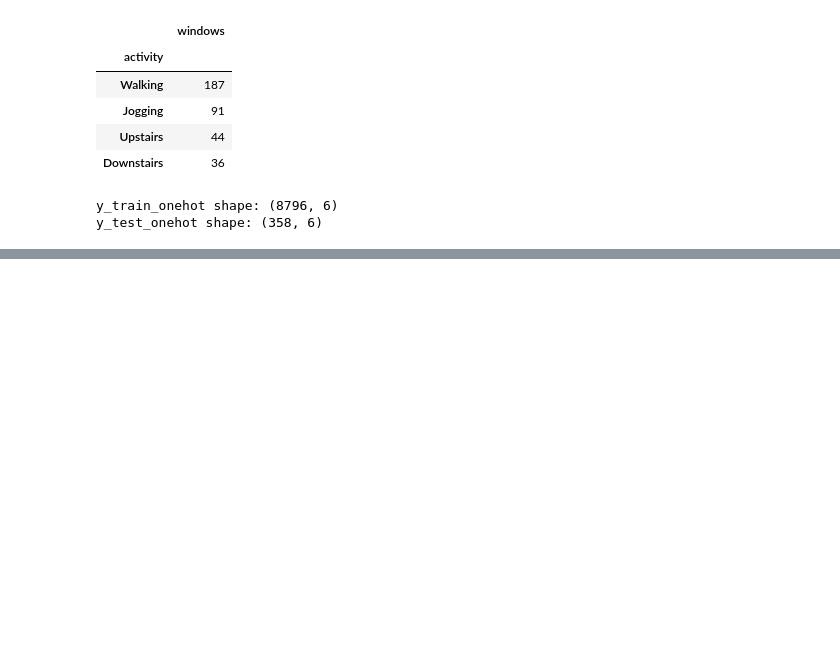
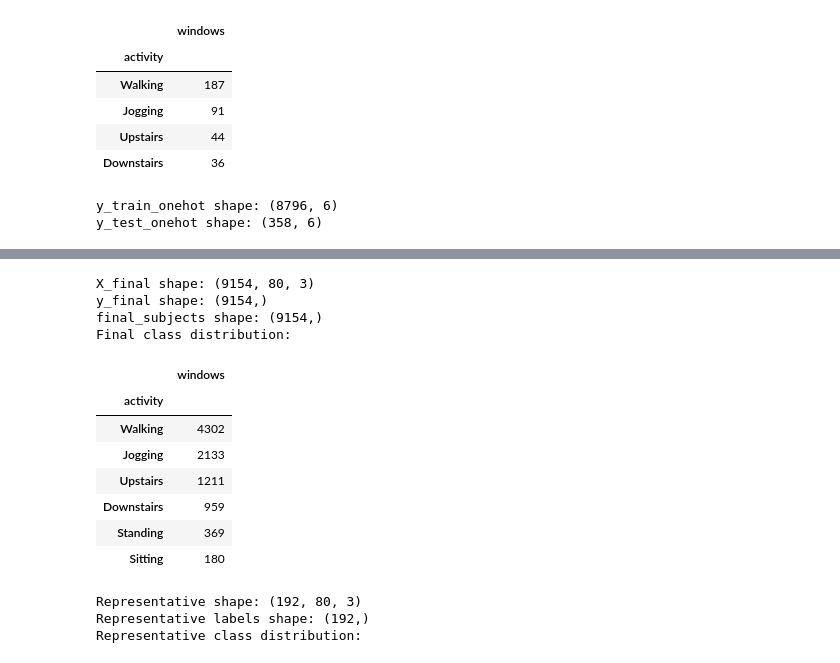
Before and after one commit to loo00r/esp32_cl_har, a Jupyter notebook: notebooks/CNN_training.ipynb, the cells around one changed output, grey strips where cells are left out. Cells and saved outputs as stored; diff of their text form; code cells hidden in the pictures; blank space fills up the shorter version.

```diff
--- a/notebooks/CNN_training.ipynb
+++ b/notebooks/CNN_training.ipynb
@@ -614,0 +631,79 @@ Subject  6 | train= 8990 | test= 164 | acc=0.8476
+# %%
+FINAL_REPRESENTATIVE_SAMPLES_PER_CLASS = 32
+
+final_means, final_stds = fit_zscore_stats(df_model, FEATURE_COLUMNS)
+df_model_final = apply_zscore_stats(df_model, FEATURE_COLUMNS, final_means, final_stds)
+
+X_final, y_final, final_subjects = create_windows_from_segments(
+    df_model_final,
+    FEATURE_COLUMNS,
+    window_size=WINDOW_SIZE,
+    step_size=STEP_SIZE,
+)
+
+print(f"X_final shape: {X_final.shape}")
+print(f"y_final shape: {y_final.shape}")
+print(f"final_subjects shape: {final_subjects.shape}")
+
+print("Final class distribution:")
+display(
+    pd.Series(y_final)
+    .map(label_to_activity)
+    .value_counts()
+    .rename_axis('activity')
+    .to_frame('windows')
+)
+
+rng = np.random.default_rng(42)
+
+representative_indices = []
+for class_id in range(len(ACTIVITY_ORDER)):
+    class_indices = np.where(y_final == class_id)[0]
+
+    if len(class_indices) == 0:
+        continue
+
+    sample_count = min(FINAL_REPRESENTATIVE_SAMPLES_PER_CLASS, len(class_indices))
+    sampled = rng.choice(class_indices, size=sample_count, replace=False)
+    representative_indices.extend(sampled.tolist())
+
+representative_indices = np.array(representative_indices, dtype=np.int32)
+X_representative = X_final[representative_indices].astype(np.float32)
+y_representative = y_final[representative_indices].astype(np.int32)
+
+print(f"Representative shape: {X_representative.shape}")
+print(f"Representative labels shape: {y_representative.shape}")
+
+print("Representative class distribution:")
+display(
+    pd.Series(y_representative)
+    .map(label_to_activity)
+    .value_counts()
+    .rename_axis('activity')
+    .to_frame('samples')
+)
+
+def representative_dataset():
+    for i in range(len(X_representative)):
+        yield [X_representative[i:i+1]]
+
+first_rep_sample = next(representative_dataset())[0]
+print("One representative sample shape:", first_rep_sample.shape)
+print("Representative dtype:", first_rep_sample.dtype)
+print(f"Representative value range: [{X_representative.min():.4f}, {X_representative.max():.4f}]")
+# %% [output]
+X_final shape: (9154, 80, 3)
+y_final shape: (9154,)
+final_subjects shape: (9154,)
+Final class distribution:
+|  | windows |
+| activity |  |
+| Walking | 4302 |
+| Jogging | 2133 |
+| Upstairs | 1211 |
+| Downstairs | 959 |
+| Standing | 369 |
+| Sitting | 180 |
+Representative shape: (192, 80, 3)
+Representative labels shape: (192,)
+Representative class distribution:
```
Also changed, not shown: parts of 8 cells of this notebook.
